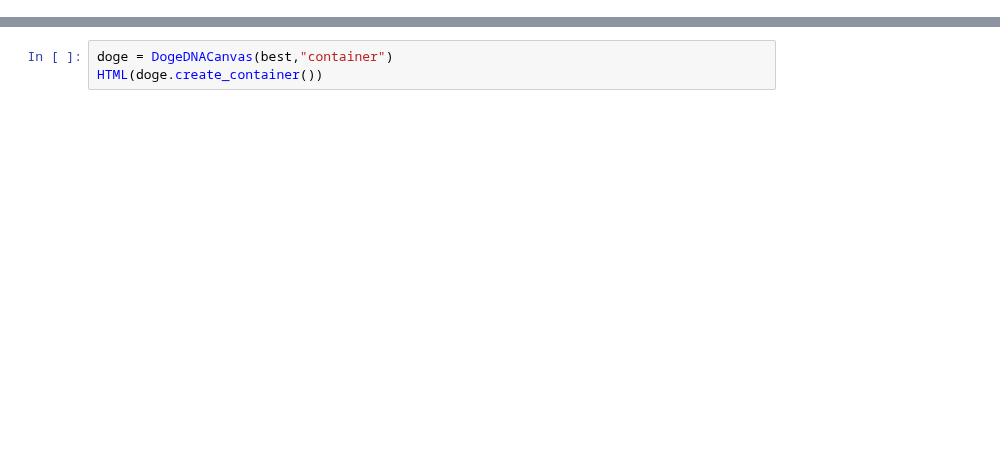
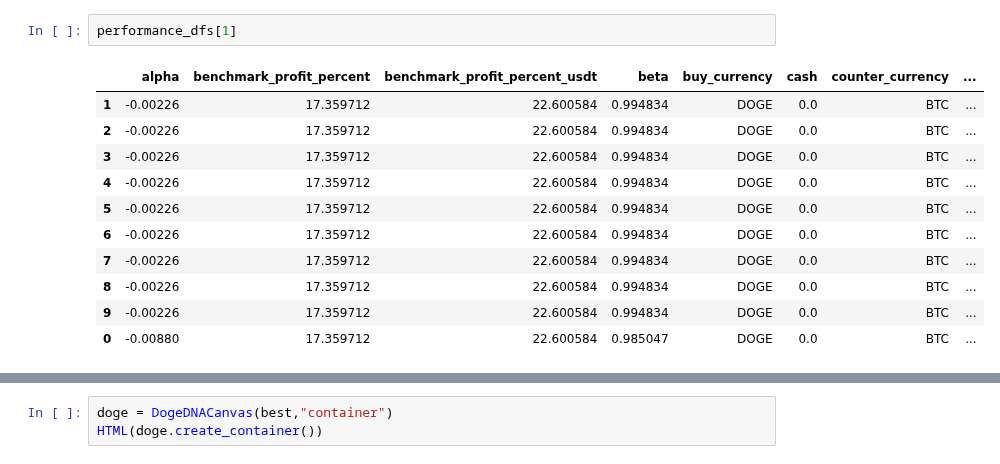
Before and after one commit to IntelligentTrading/science, a Jupyter notebook: genetic_algorithms/gp_experiments.ipynb, the cells around one changed output, grey strips where cells are left out. Cells and saved outputs as stored; diff of their text form; blank space fills up the shorter version.

```diff
--- a/genetic_algorithms/gp_experiments.ipynb
+++ b/genetic_algorithms/gp_experiments.ipynb
@@ -99 +102,15 @@ performance_df
+# %%
+performance_dfs[1]
+# %% [output]
+|  | alpha | benchmark_profit_percent | benchmark_profit_percent_usdt | beta | buy_currency | cash | counter_currency | ... |
+| 1 | -0.00226 | 17.359712 | 22.600584 | 0.994834 | DOGE | 0.0 | BTC | ... |
+| 2 | -0.00226 | 17.359712 | 22.600584 | 0.994834 | DOGE | 0.0 | BTC | ... |
+| 3 | -0.00226 | 17.359712 | 22.600584 | 0.994834 | DOGE | 0.0 | BTC | ... |
+| 4 | -0.00226 | 17.359712 | 22.600584 | 0.994834 | DOGE | 0.0 | BTC | ... |
+| 5 | -0.00226 | 17.359712 | 22.600584 | 0.994834 | DOGE | 0.0 | BTC | ... |
+| 6 | -0.00226 | 17.359712 | 22.600584 | 0.994834 | DOGE | 0.0 | BTC | ... |
+| 7 | -0.00226 | 17.359712 | 22.600584 | 0.994834 | DOGE | 0.0 | BTC | ... |
+| 8 | -0.00226 | 17.359712 | 22.600584 | 0.994834 | DOGE | 0.0 | BTC | ... |
+| 9 | -0.00226 | 17.359712 | 22.600584 | 0.994834 | DOGE | 0.0 | BTC | ... |
+| 0 | -0.00880 | 17.359712 | 22.600584 | 0.985047 | DOGE | 0.0 | BTC | ... |
 # %%
```
Also changed, not shown: parts of 7 cells of this notebook, 2 other files.
